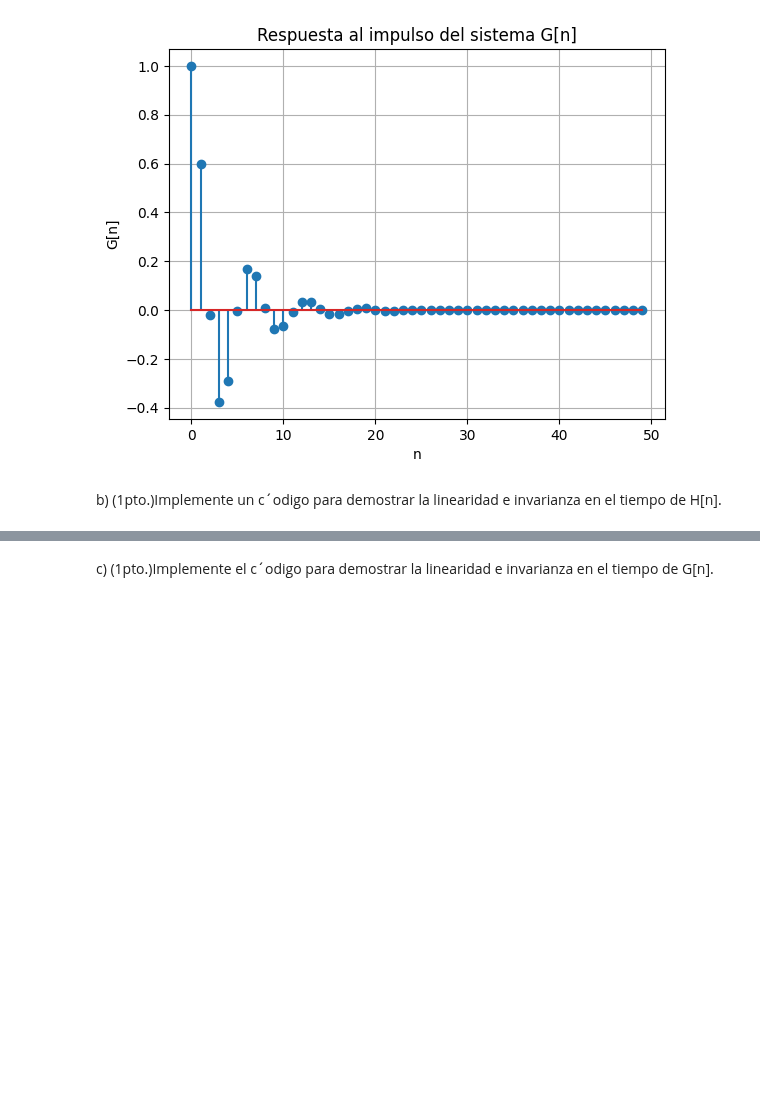
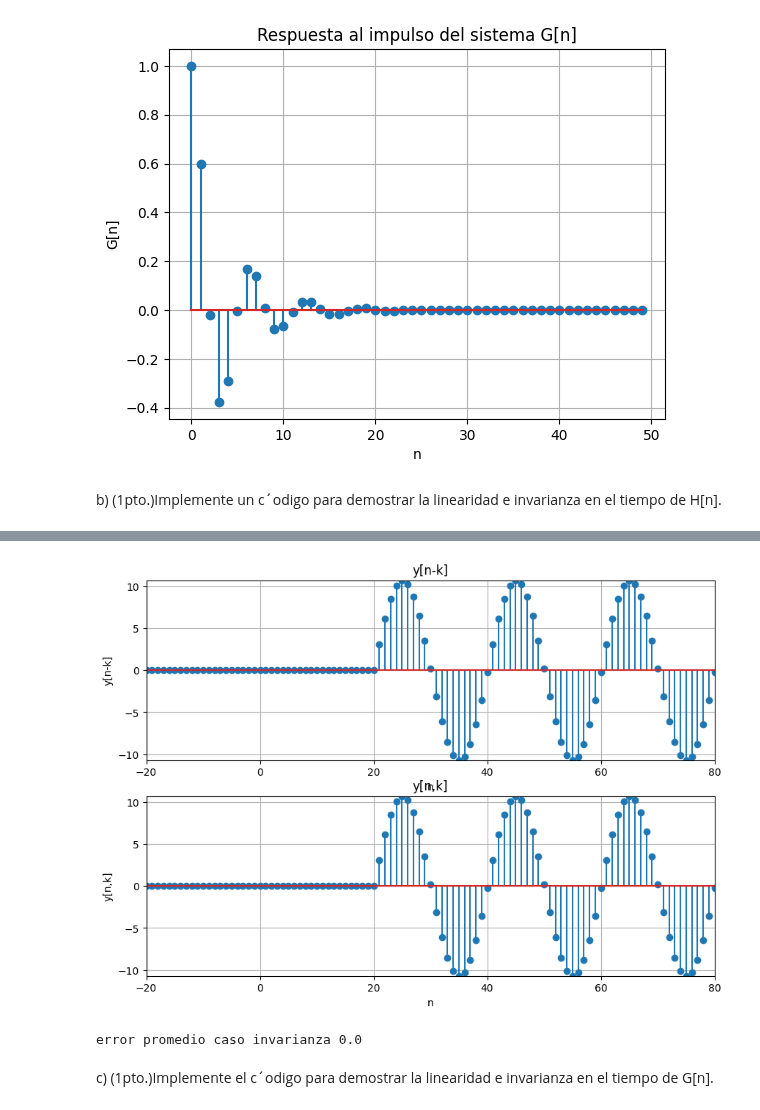
Before and after one commit to ExampleToFollow/PracticasPDS, a Jupyter notebook: Lab2/IF_Computacional_HineillCéspedes_20213704.ipynb, the cells around one changed output, grey strips where cells are left out. Drawn from its saved outputs; the diff is of its cells as text; code cells hidden in the pictures; blank space fills up the shorter version.

```diff
--- a/Lab2/IF_Computacional_HineillCéspedes_20213704.ipynb
+++ b/Lab2/IF_Computacional_HineillCéspedes_20213704.ipynb
@@ -384,3 +357,35 @@ ValueError: operands could not be broadcast together with shapes (400,) (399,)
+# %%
+#PROBAMOOS INVARIRANZA
+
+term_1 =  sistema_H(retraso_signal(x1 ,n ,k )[0], retraso_signal(x1 ,n ,k )[1] )[0]
+term_1_idx =  sistema_H(retraso_signal(x1 ,n ,k  )[0], retraso_signal(x1,n ,k )[1] )[1]
+
+
+term_2 =  retraso_signal(sistema_H(x1, n)[0] , sistema_H(x1, n)[1],k)[0]
+term_2_idx =  retraso_signal(sistema_H(x1, n)[0] , sistema_H(x1, n)[1],k)[1]
+plt.figure(figsize=(10, 7))
+plt.subplot(2, 1, 1)
+plt.stem(term_1_idx, term_1)
+plt.title('y[n-k]')
+plt.ylim([np.min(term_1),np.max(term_1)])
+plt.xlim([np.min(term_1_idx),np.min(term_1_idx) +  100])
+plt.xlabel('n')
+plt.ylabel('y[n-k]')
+plt.grid(True)
+
+plt.subplot(2, 1, 2)
+plt.title('y[n,k]')
+plt.stem(term_2_idx, term_2)
+plt.ylim([np.min(term_2),np.max(term_2)])
+plt.xlim([np.min(term_2_idx),np.min(term_2_idx) +  100 ])
+plt.xlabel('n')
+plt.ylabel('y[n,k]')
+plt.grid(True)
+plt.show()
+print(f"error promedio caso invarianza {np.linalg.norm(term_1-term_2)}")
+# %% [output]
+[figure, added]
+error promedio caso invarianza 0.0
 # %% [markdown]
 c) (1pto.)Implemente el c´odigo para demostrar la linearidad e invarianza en el tiempo
 de G[n].
```
Also changed, not shown: parts of 11 cells of this notebook, 2 other files.
